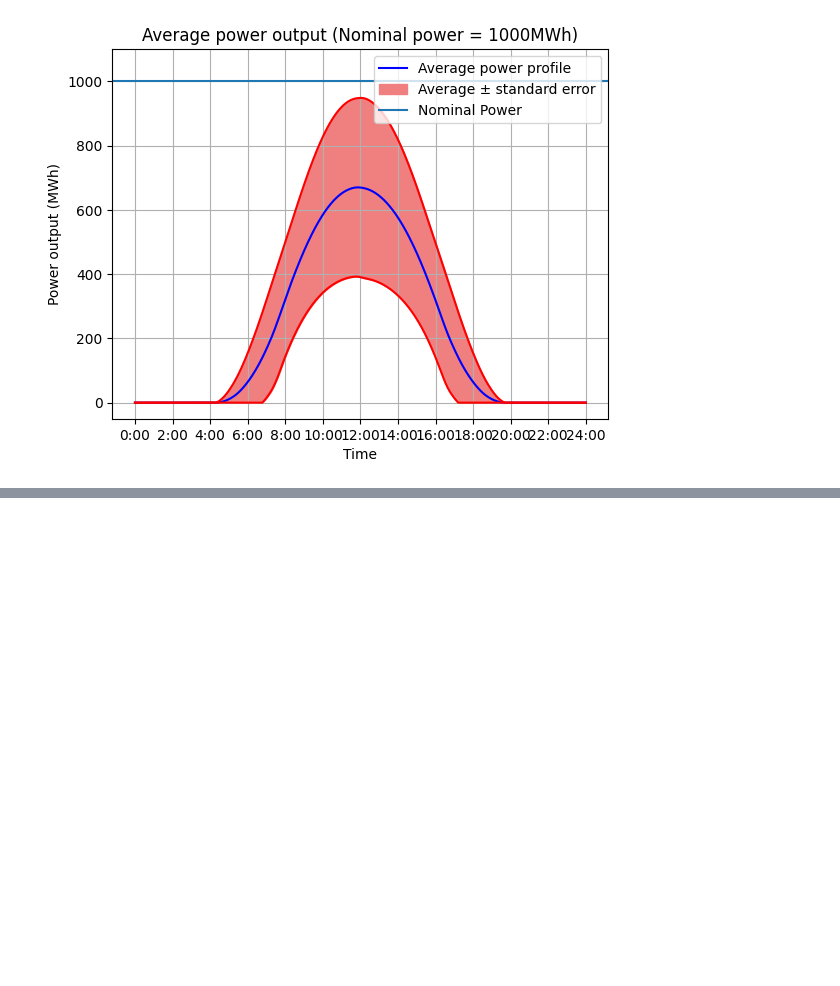
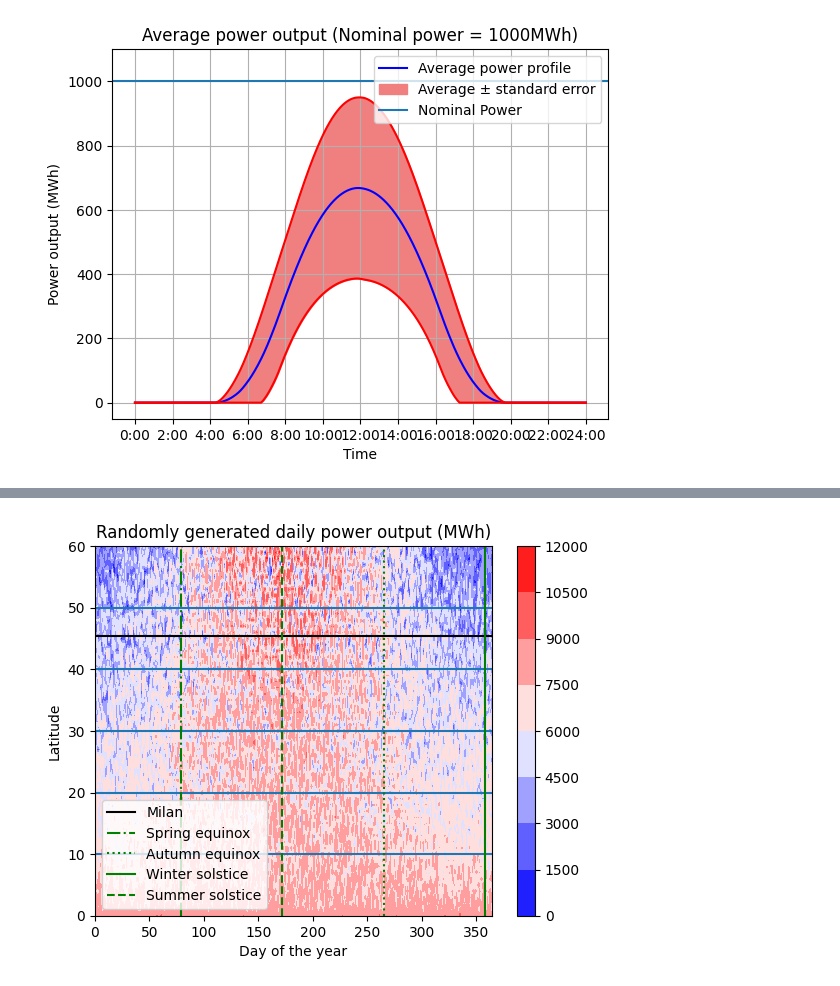
Before and after one commit to Andrea1999Broglia/Solar-field-output-simulation-by-Monte-Carlo-method, a Jupyter notebook: model.ipynb, the cells around one changed output, grey strips where cells are left out. Cells and saved outputs as stored; diff of their text form; code cells hidden in the pictures; blank space fills up the shorter version.

```diff
--- a/model.ipynb
+++ b/model.ipynb
@@ -192,7 +213,7 @@ dataset=[]
 simulations_number=1000
 for j in range(simulations_number):
 
-    trial=power_profile_generator()
+    trial=random_power_profile_generator()
     dataset.append(trial[0])
 
 #average profile
@@ -282,0 +308,15 @@ which corresponds to 1899 equivalent hours per year
+# %%
+latitude_values=np.linspace(0,60,61)
+
+
+rand_power_cumulated=np.zeros((len(day_array), 61))
+
+for i in range(len(day_array)):
+    if day_array[i]%10==0:
+        print("day: "+ str(day_array[i]))
+    for j in range(len(latitude_values)):
+
+        generated_forecast=forecast(day_length=int(day_duration(day_array[i], latitude_values[j])*60), latitude=latitude_values[j])
+
+        data=power_profile_generator(generated_forecast[0], generated_forecast[1], generated_forecast[2], generated_forecast[3])
+        rand_power_cumulated[i][j]=float(np.average(data[0])*24)
@@ -282,0 +341,20 @@ which corresponds to 1899 equivalent hours per year
+# %%
+plt.figure()
+contour_filled = plt.contourf( day_array,latitude_values, np.transpose(rand_power_cumulated), cmap='bwr');
+plt.axhline(y=10);
+plt.axhline(y=20);
+plt.axhline(y=30);
+plt.axhline(y=40);
+plt.axhline(y=50);
+plt.axhline(y=Lat, label="Milan", color="black")
+plt.axvline(x=79, label="Spring equinox",linestyle="-.", color="green")
+plt.axvline(x=265, label="Autumn equinox",linestyle=":", color="green")
+plt.axvline(x=365-7, label="Winter solstice",linestyle="-",color="green")
+plt.axvline(x=172, label="Summer solstice", linestyle="--", color="green")
+plt.colorbar(contour_filled);
+plt.xlabel("Day of the year");
+plt.ylabel("Latitude");
+plt.legend();
+plt.title("Randomly generated daily power output (MWh)" );
+# %% [output]
+[figure, added]
```
Also changed, not shown: parts of 12 cells of this notebook.
